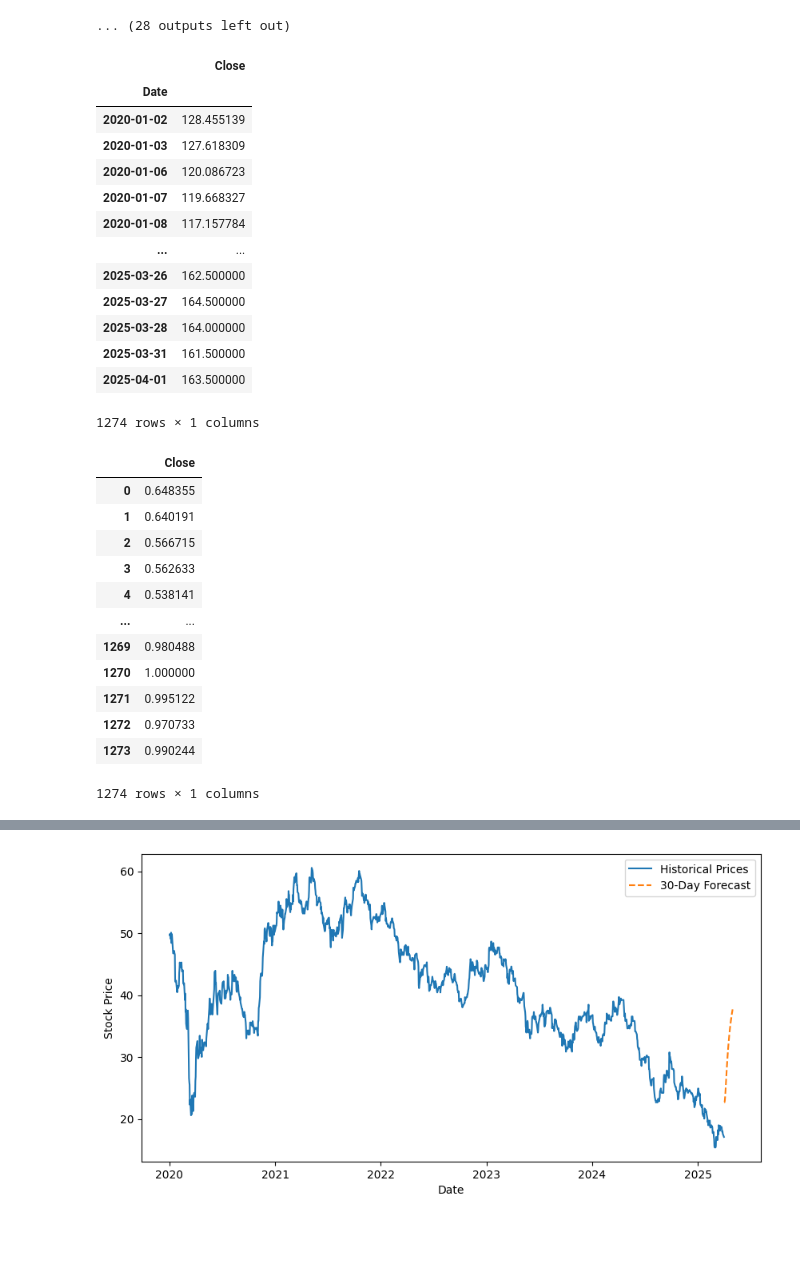
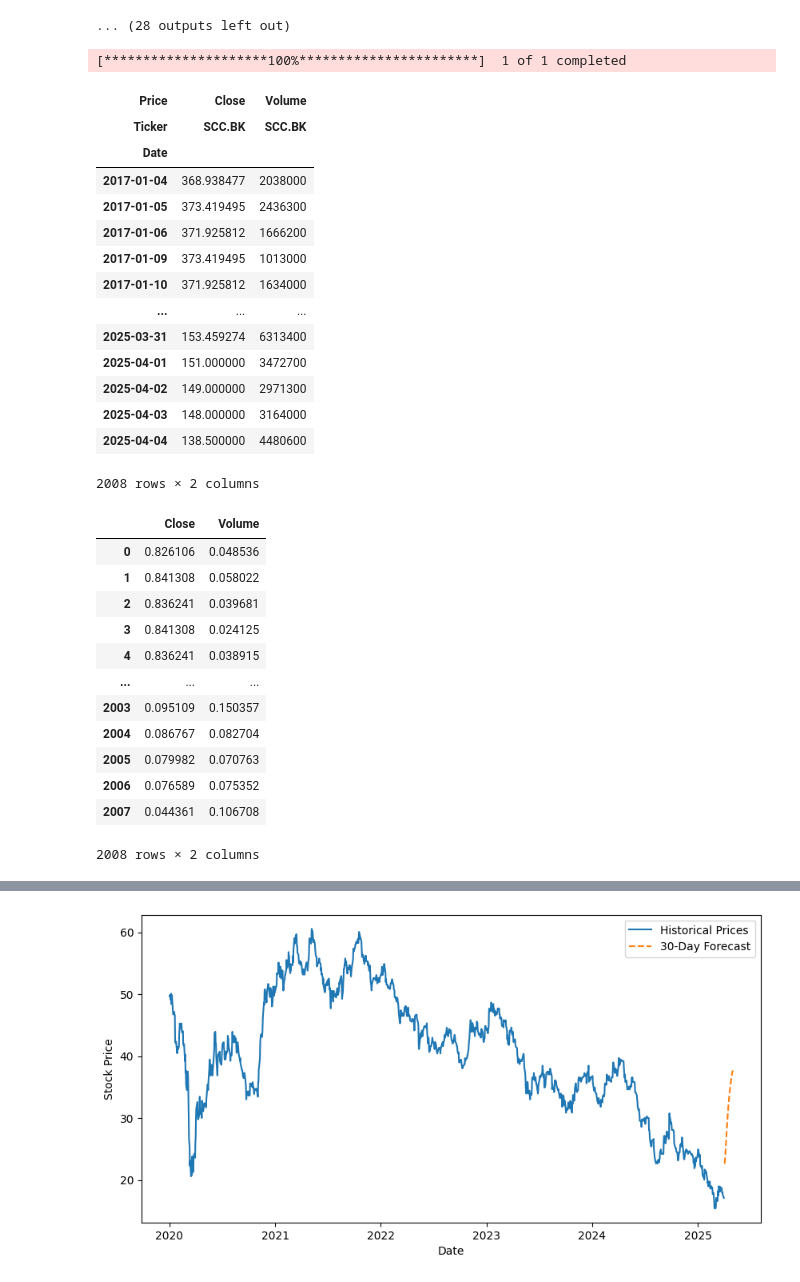
Before and after one commit to kninks/stockie-ml, a Jupyter notebook: train_model.ipynb, the cells around one changed output, grey strips where cells are left out. Saved outputs shown, nothing was run; the diff lists cells and outputs as text; code cells hidden in the pictures; blank space fills up the shorter version.

```diff
--- a/train_model.ipynb
+++ b/train_model.ipynb
@@ -372,54 +372,57 @@ Epoch 1/50
 # %%
 # Load the latest preprocessed data from CSV file
 # file_path = os.path.join("data", "Fincial", "SCB.BK.csv")
 import yfinance as yf
 import datetime
 import os
 
-file_path = os.path.join("data", "Fincial", "KBANK.BK.csv")
+# file_path = os.path.join("data", "Indus", "PTTGC.BK.csv")
 
 # Load and preprocess the data
-df = pd.read_csv(file_path)
-df['Date'] = pd.to_datetime(df['Date'])
-df.set_index('Date', inplace=True)
-df = df[['Close']]
-# df = df[df.index >= '2020-01-01']
+# df = pd.read_csv(file_path)
+df = yf.download("SCC.BK", start='2017-01-01', end=datetime.datetime.today().strftime('%Y-%m-%d'), auto_adjust=True) #show adjusted close price
+# df['Date'] = pd.to_datetime(df['Date'])
+# df.set_index('Date', inplace=True)
+df = df[['Close', 'Volume']]
+# df = df[df.index >= '2021-01-01']
 df
 # %% [output]
+[*********************100%***********************]  1 of 1 completed
-|  | Close |
-| Date |  |
-| 2020-01-02 | 128.455139 |
-| 2020-01-03 | 127.618309 |
-| 2020-01-06 | 120.086723 |
-| 2020-01-07 | 119.668327 |
-| 2020-01-08 | 117.157784 |
-| ... | ... |
-| 2025-03-26 | 162.500000 |
-| 2025-03-27 | 164.500000 |
-| 2025-03-28 | 164.000000 |
-| 2025-03-31 | 161.500000 |
-| 2025-04-01 | 163.500000 |
+| Price | Close | Volume |
+| Ticker | SCC.BK | SCC.BK |
+| Date |  |  |
+| 2017-01-04 | 368.938477 | 2038000 |
+| 2017-01-05 | 373.419495 | 2436300 |
+| 2017-01-06 | 371.925812 | 1666200 |
+| 2017-01-09 | 373.419495 | 1013000 |
+| 2017-01-10 | 371.925812 | 1634000 |
+| ... | ... | ... |
+| 2025-03-31 | 153.459274 | 6313400 |
+| 2025-04-01 | 151.000000 | 3472700 |
+| 2025-04-02 | 149.000000 | 2971300 |
+| 2025-04-03 | 148.000000 | 3164000 |
+| 2025-04-04 | 138.500000 | 4480600 |
-1274 rows × 1 columns
+2008 rows × 2 columns
 # %%
 # Scale to range 0, 1
 scaler = MinMaxScaler(feature_range=(0, 1))  # Normalize between 0 and 1
-scaled_data = scaler.fit_transform(df)
-processed_data = pd.DataFrame(scaled_data, columns=['Close'])
+scaled_data = scaler.fit_transform(df[['Close', 'Volume']])
+processed_data = pd.DataFrame(scaled_data, columns=['Close', 'Volume'])
 processed_data
 # %% [output]
-|  | Close |
-| 0 | 0.648355 |
-| 1 | 0.640191 |
-| 2 | 0.566715 |
-| 3 | 0.562633 |
-| 4 | 0.538141 |
-| ... | ... |
-| 1269 | 0.980488 |
-| 1270 | 1.000000 |
-| 1271 | 0.995122 |
-| 1272 | 0.970733 |
-| 1273 | 0.990244 |
+|  | Close | Volume |
+| 0 | 0.826106 | 0.048536 |
+| 1 | 0.841308 | 0.058022 |
+| 2 | 0.836241 | 0.039681 |
+| 3 | 0.841308 | 0.024125 |
+| 4 | 0.836241 | 0.038915 |
+| ... | ... | ... |
+| 2003 | 0.095109 | 0.150357 |
+| 2004 | 0.086767 | 0.082704 |
+| 2005 | 0.079982 | 0.070763 |
+| 2006 | 0.076589 | 0.075352 |
+| 2007 | 0.044361 | 0.106708 |
-1274 rows × 1 columns
+2008 rows × 2 columns
 # %%
 # Split into the training and testing sets
 train_data, test_data = train_test_split(scaled_data, train_size=0.8, shuffle=False)
```
Also changed, not shown: parts of 4 cells of this notebook, 24 other files.
